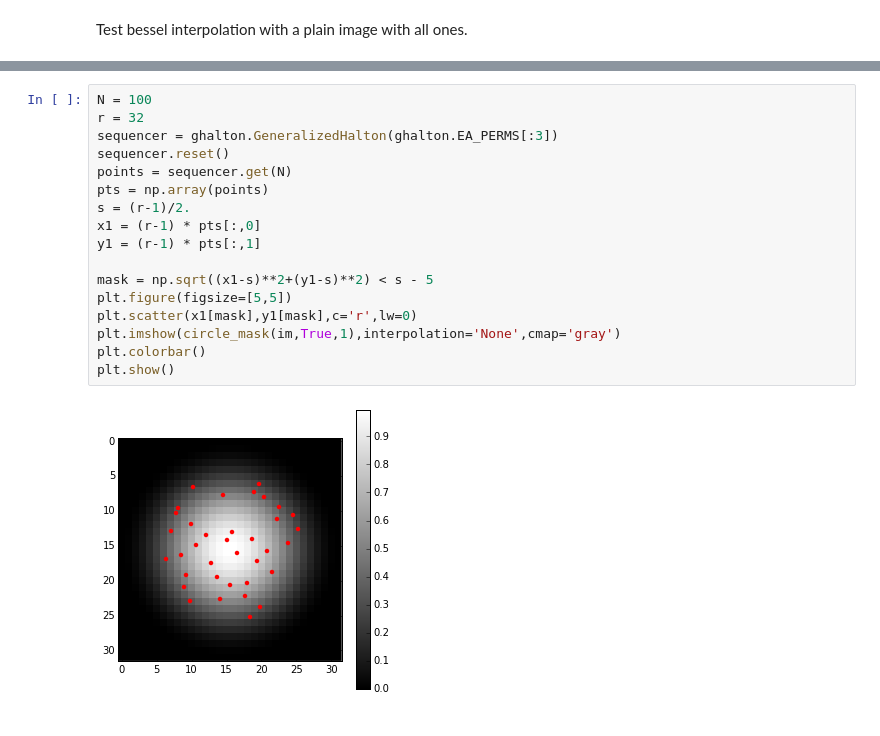
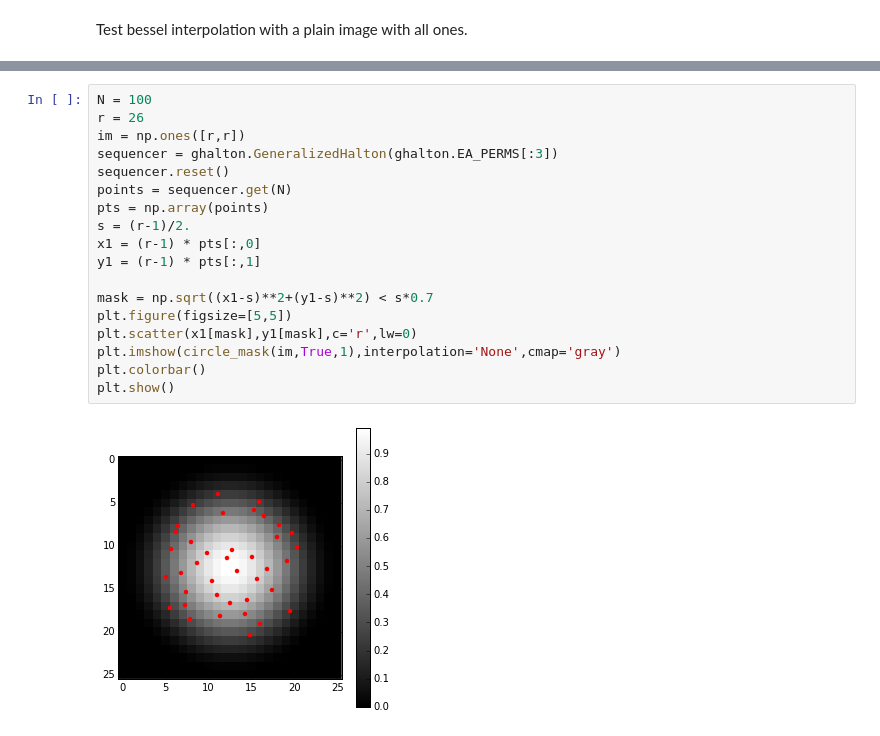
Before and after one commit to zyzdiana/AC297r-Volume-Registration, a Jupyter notebook: Thesis/Test_Cases.ipynb, the cells around one changed output, grey strips where cells are left out. Cells and saved outputs as stored; diff of their text form.

```diff
--- a/Thesis/Test_Cases.ipynb
+++ b/Thesis/Test_Cases.ipynb
@@ -79,19 +88,20 @@ plt.show()
 # %%
 N = 100
-r = 32
+r = 26
+im = np.ones([r,r])
 sequencer = ghalton.GeneralizedHalton(ghalton.EA_PERMS[:3])
 sequencer.reset()
 points = sequencer.get(N)
 pts = np.array(points)
 s = (r-1)/2.
 x1 = (r-1) * pts[:,0]
 y1 = (r-1) * pts[:,1]
 
-mask = np.sqrt((x1-s)**2+(y1-s)**2) < s - 5
+mask = np.sqrt((x1-s)**2+(y1-s)**2) < s*0.7
 plt.figure(figsize=[5,5])
 plt.scatter(x1[mask],y1[mask],c='r',lw=0)
 plt.imshow(circle_mask(im,True,1),interpolation='None',cmap='gray')
 plt.colorbar()
 plt.show()
 # %% [output]
-[figure, old version]
+[figure, new version]
```
Also changed, not shown: parts of 8 cells of this notebook, 3 other files.
